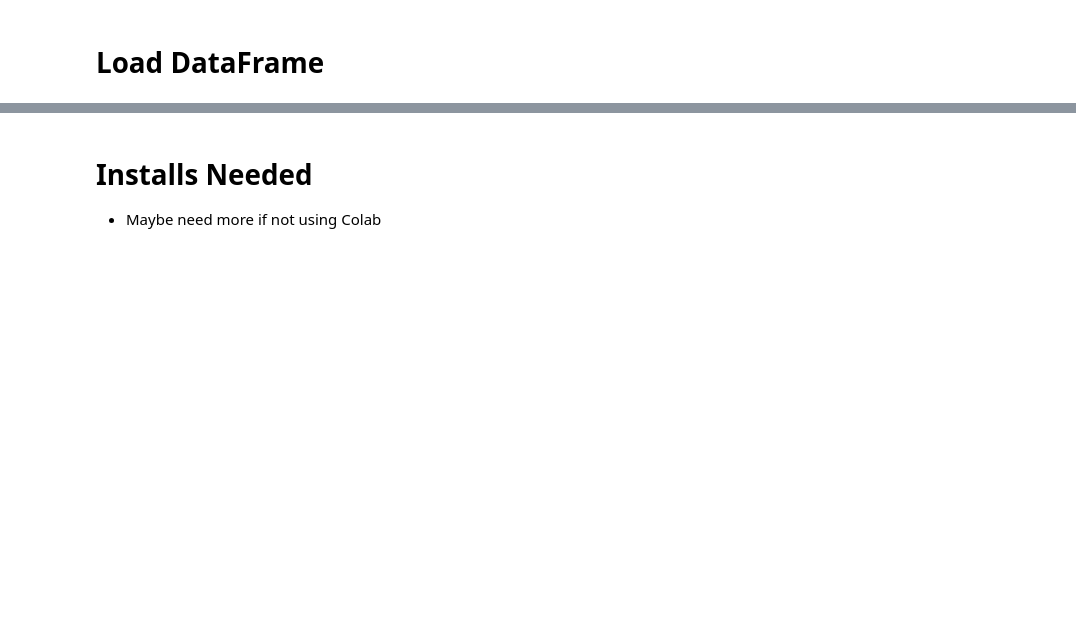
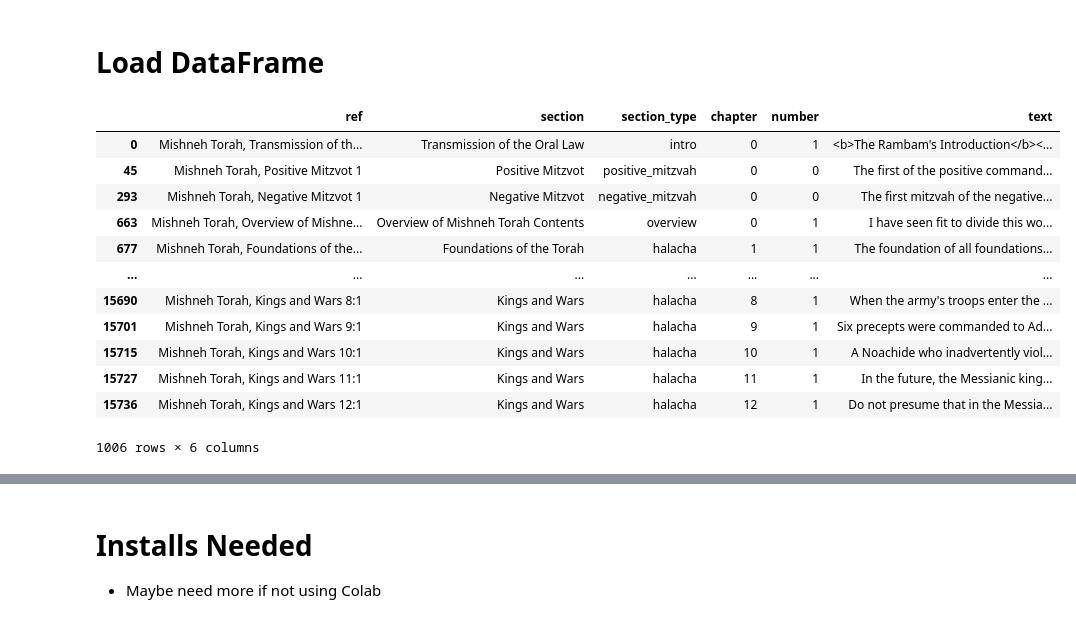
Before and after one commit to adidror005/HomeAssignment, a Jupyter notebook: Practie_Rambam_RAG_with_LLama_Index.ipynb, the cells around one changed output, grey strips where cells are left out. Saved outputs shown, nothing was run; the diff lists cells and outputs as text; code cells hidden in the pictures; blank space fills up the shorter version.

```diff
--- a/Practie_Rambam_RAG_with_LLama_Index.ipynb
+++ b/Practie_Rambam_RAG_with_LLama_Index.ipynb
@@ -61,0 +66,16 @@ flowchart TD
+# %%
+df.groupby(['section','chapter']).head(1)
+# %% [output]
+|  | ref | section | section_type | chapter | number | text |
+| 0 | Mishneh Torah, Transmission of th... | Transmission of the Oral Law | intro | 0 | 1 | <b>The Rambam's Introduction</b><... |
+| 45 | Mishneh Torah, Positive Mitzvot 1 | Positive Mitzvot | positive_mitzvah | 0 | 0 | The first of the positive command... |
+| 293 | Mishneh Torah, Negative Mitzvot 1 | Negative Mitzvot | negative_mitzvah | 0 | 0 | The first mitzvah of the negative... |
+| 663 | Mishneh Torah, Overview of Mishne... | Overview of Mishneh Torah Contents | overview | 0 | 1 | I have seen fit to divide this wo... |
+| 677 | Mishneh Torah, Foundations of the... | Foundations of the Torah | halacha | 1 | 1 | The foundation of all foundations... |
+| ... | ... | ... | ... | ... | ... | ... |
+| 15690 | Mishneh Torah, Kings and Wars 8:1 | Kings and Wars | halacha | 8 | 1 | When the army's troops enter the ... |
+| 15701 | Mishneh Torah, Kings and Wars 9:1 | Kings and Wars | halacha | 9 | 1 | Six precepts were commanded to Ad... |
+| 15715 | Mishneh Torah, Kings and Wars 10:1 | Kings and Wars | halacha | 10 | 1 | A Noachide who inadvertently viol... |
+| 15727 | Mishneh Torah, Kings and Wars 11:1 | Kings and Wars | halacha | 11 | 1 | In the future, the Messianic king... |
+| 15736 | Mishneh Torah, Kings and Wars 12:1 | Kings and Wars | halacha | 12 | 1 | Do not presume that in the Messia... |
+1006 rows × 6 columns
```
Also changed, not shown: parts of 25 cells of this notebook.
